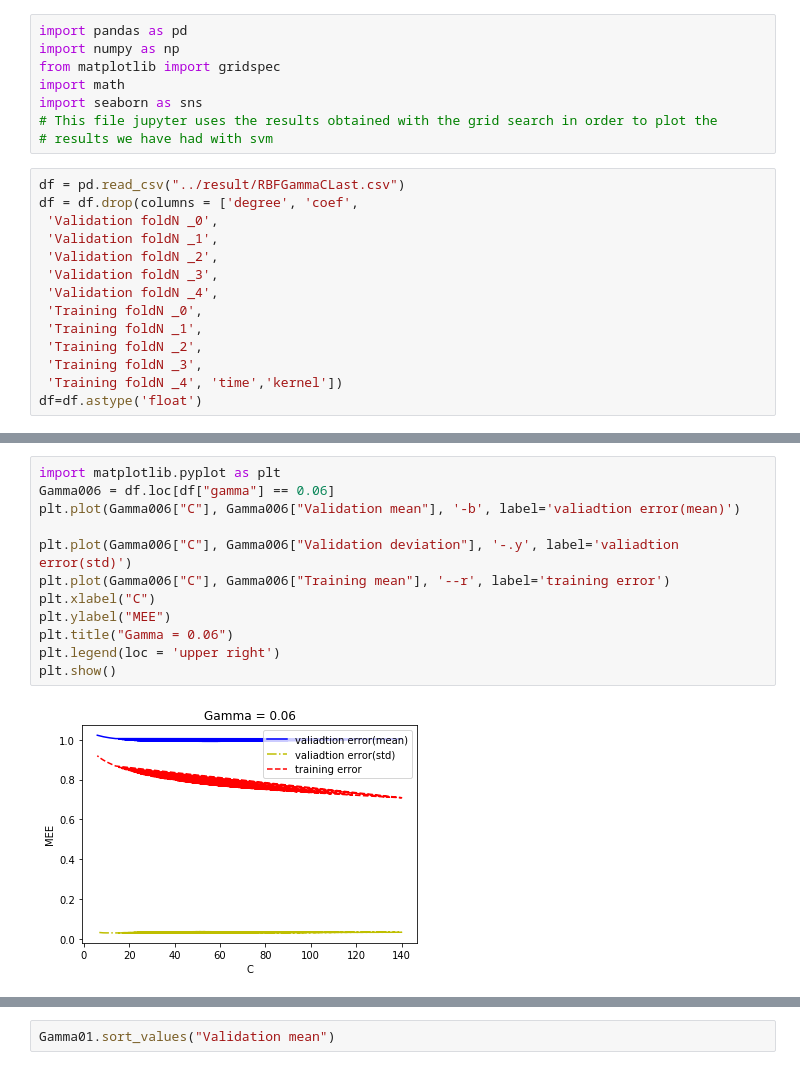
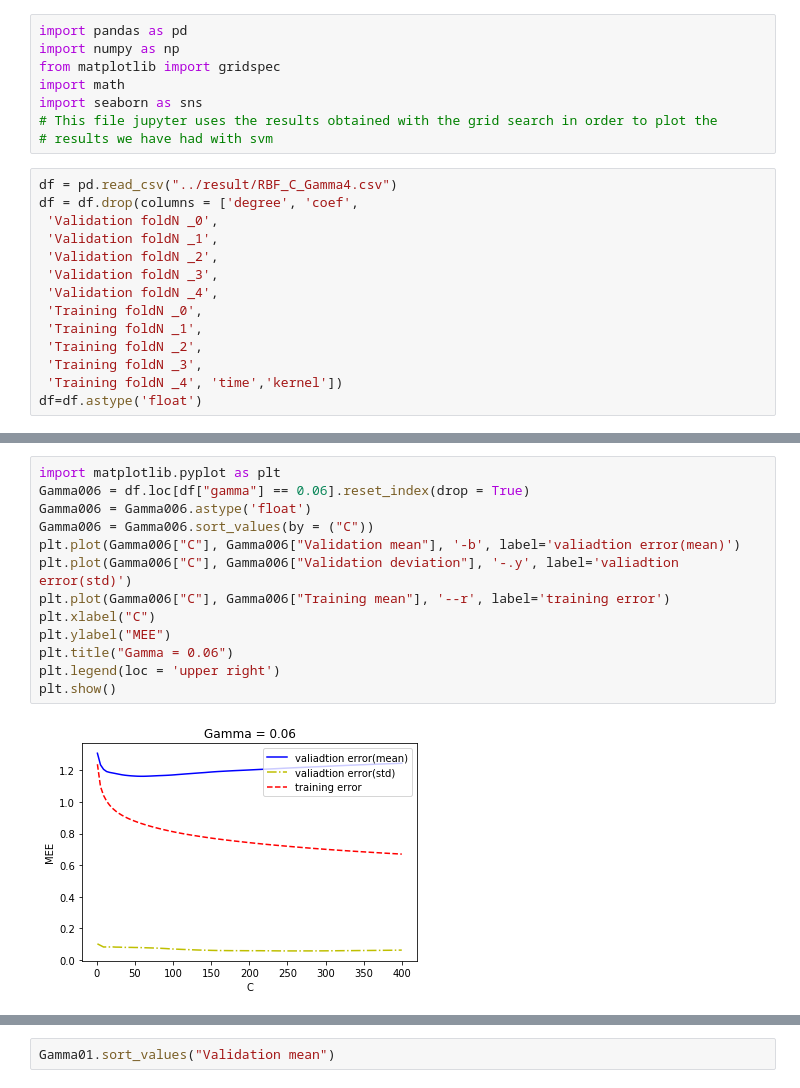
Before and after one commit to MarioBonse/MachineLearningProject, a Jupyter notebook: src/SRVRBFResultsView.ipynb, the cells around one changed output, grey strips where cells are left out. Saved outputs shown, nothing was run; the diff lists cells and outputs as text.

```diff
--- a/src/SRVRBFResultsView.ipynb
+++ b/src/SRVRBFResultsView.ipynb
@@ -7,7 +7,7 @@ import seaborn as sns
 # This file jupyter uses the results obtained with the grid search in order to plot the
 # results we have had with svm
 # %%
-df = pd.read_csv("../result/RBFGammaCLast.csv")
+df = pd.read_csv("../result/RBF_C_Gamma4.csv")
 df = df.drop(columns = ['degree', 'coef',
  'Validation foldN _0',
  'Validation foldN _1',
@@ -23,14 +44,15 @@ df=df.astype('float')
 # %%
 import matplotlib.pyplot as plt
-Gamma006 = df.loc[df["gamma"] == 0.06]
+Gamma006 = df.loc[df["gamma"] == 0.06].reset_index(drop = True)
+Gamma006 = Gamma006.astype('float')
+Gamma006 = Gamma006.sort_values(by = ("C"))
 plt.plot(Gamma006["C"], Gamma006["Validation mean"], '-b', label='valiadtion error(mean)')
-
 plt.plot(Gamma006["C"], Gamma006["Validation deviation"], '-.y', label='valiadtion error(std)')
 plt.plot(Gamma006["C"], Gamma006["Training mean"], '--r', label='training error')
 plt.xlabel("C")
 plt.ylabel("MEE")
 plt.title("Gamma = 0.06")
 plt.legend(loc = 'upper right')
 plt.show()
 # %% [output]
-[figure, old version]
+[figure, new version]
```
Also changed, not shown: parts of 12 cells of this notebook, 26 other files.
